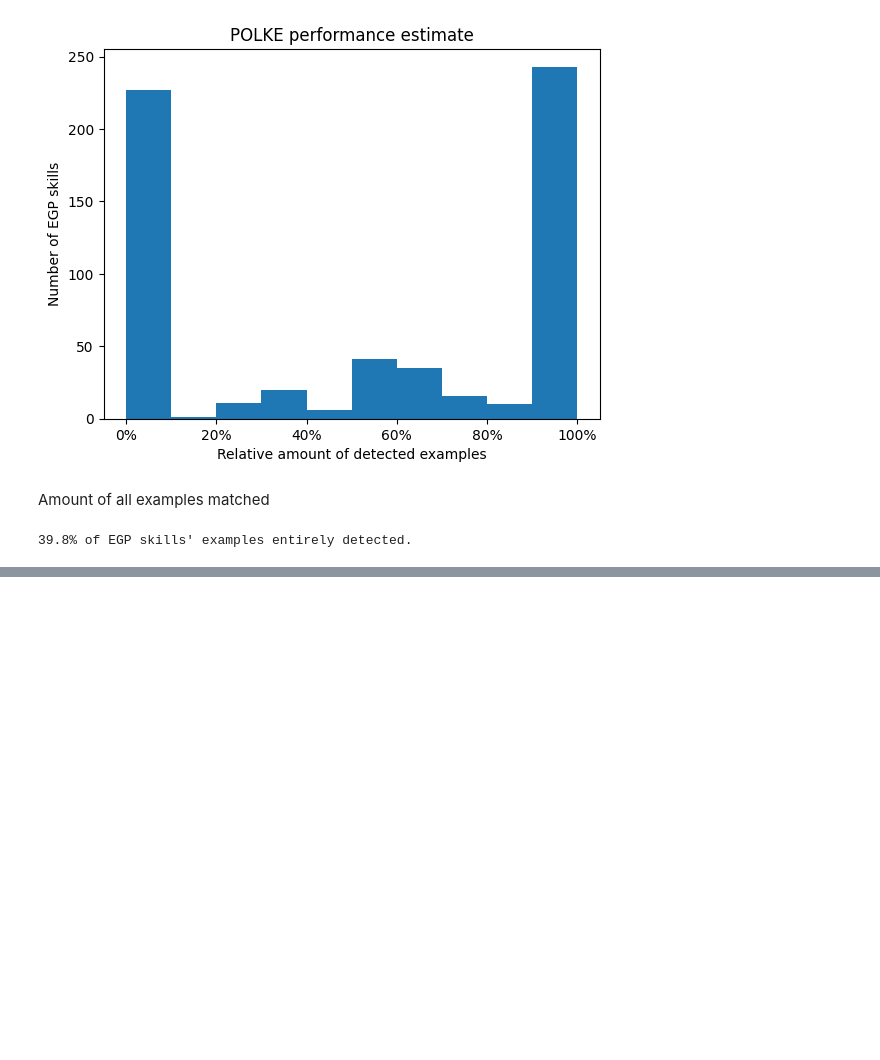
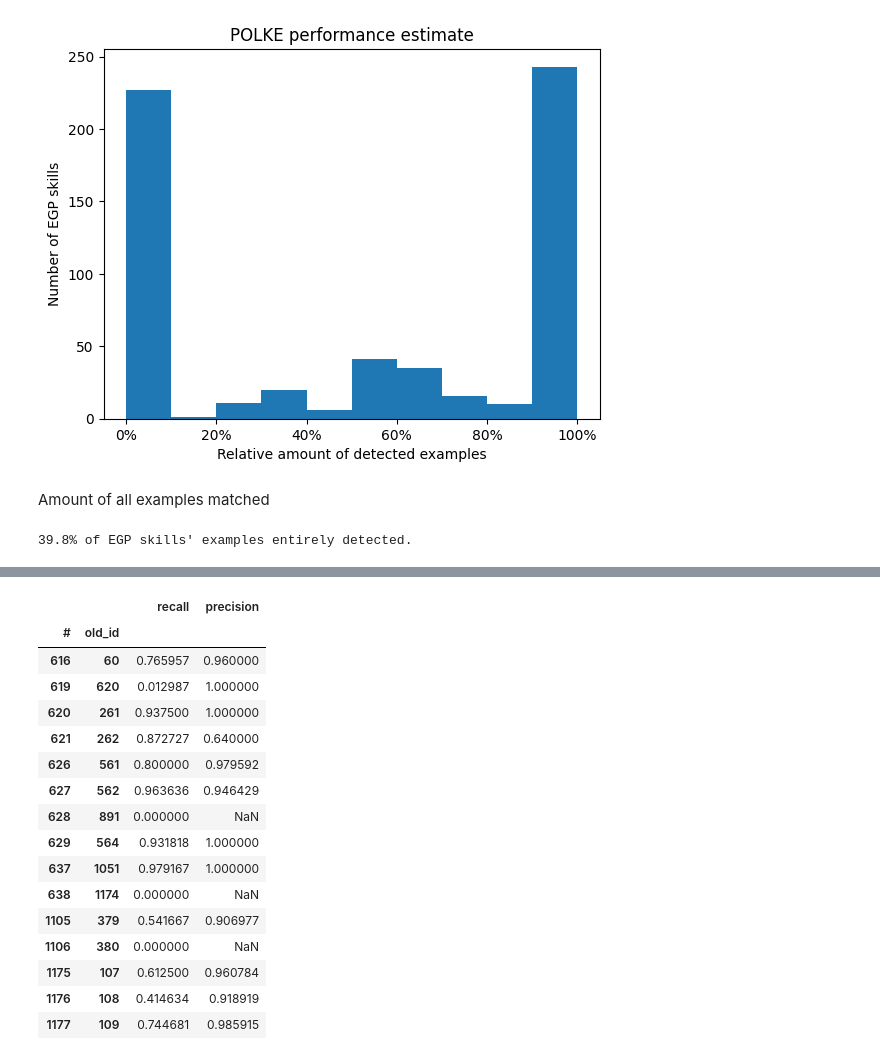
Before and after one commit to shivster2000/grammarctg, a Jupyter notebook: experiments/002_polke_validation.ipynb, the cells around one changed output, grey strips where cells are left out. Drawn from its saved outputs; the diff is of its cells as text; code cells hidden in the pictures; blank space fills up the shorter version.

```diff
--- a/experiments/002_polke_validation.ipynb
+++ b/experiments/002_polke_validation.ipynb
@@ -72,0 +87,8 @@ print(f"{round(np.mean(np.array(ratios)==1.0) * 100, 1)}% of EGP skills' example
+# %%
+egp = data.get_egp()
+# %%
+def get_old_nr(nr):
+    can_do = egp[egp['#']==nr].iloc[0]['Can-do statement']
+    if can_do in reverse_mapping: return reverse_mapping[can_do]
+    return 0
+instances['old_id'] = instances['#'].apply(get_old_nr)
@@ -72,0 +97,6 @@ print(f"{round(np.mean(np.array(ratios)==1.0) * 100, 1)}% of EGP skills' example
+# %%
+instances = instances[instances['old_id']>0]
+# %%
+tqdm.pandas()
+instances['polke'] = instances.progress_apply(lambda i: find_rule(i['sentence'], i['old_id']), axis=1)
+instances.to_json('../data/annotated_corpus_mapped_polked.json')
@@ -72,0 +109,28 @@ print(f"{round(np.mean(np.array(ratios)==1.0) * 100, 1)}% of EGP skills' example
+# %%
+# precision
+hits=instances[instances['polke']]
+precision = hits.groupby(["#", "old_id"]).aggregate({"positive": "mean"})
+
+# recall
+pos_instances=instances[instances['positive']]
+recall = pos_instances.groupby(["#", "old_id"]).aggregate({"polke": "mean"})
+
+pd.merge(recall, precision, on=["#", "old_id"], how="outer").rename(columns={"positive": "precision", "polke": "recall"})
+# %% [output]
+|  |  | recall | precision |
+| # | old_id |  |  |
+| 616 | 60 | 0.765957 | 0.960000 |
+| 619 | 620 | 0.012987 | 1.000000 |
+| 620 | 261 | 0.937500 | 1.000000 |
+| 621 | 262 | 0.872727 | 0.640000 |
+| 626 | 561 | 0.800000 | 0.979592 |
+| 627 | 562 | 0.963636 | 0.946429 |
+| 628 | 891 | 0.000000 | NaN |
+| 629 | 564 | 0.931818 | 1.000000 |
+| 637 | 1051 | 0.979167 | 1.000000 |
+| 638 | 1174 | 0.000000 | NaN |
+| 1105 | 379 | 0.541667 | 0.906977 |
+| 1106 | 380 | 0.000000 | NaN |
+| 1175 | 107 | 0.612500 | 0.960784 |
+| 1176 | 108 | 0.414634 | 0.918919 |
+| 1177 | 109 | 0.744681 | 0.985915 |
```
Also changed, not shown: parts of 7 cells of this notebook, 8 other files.
